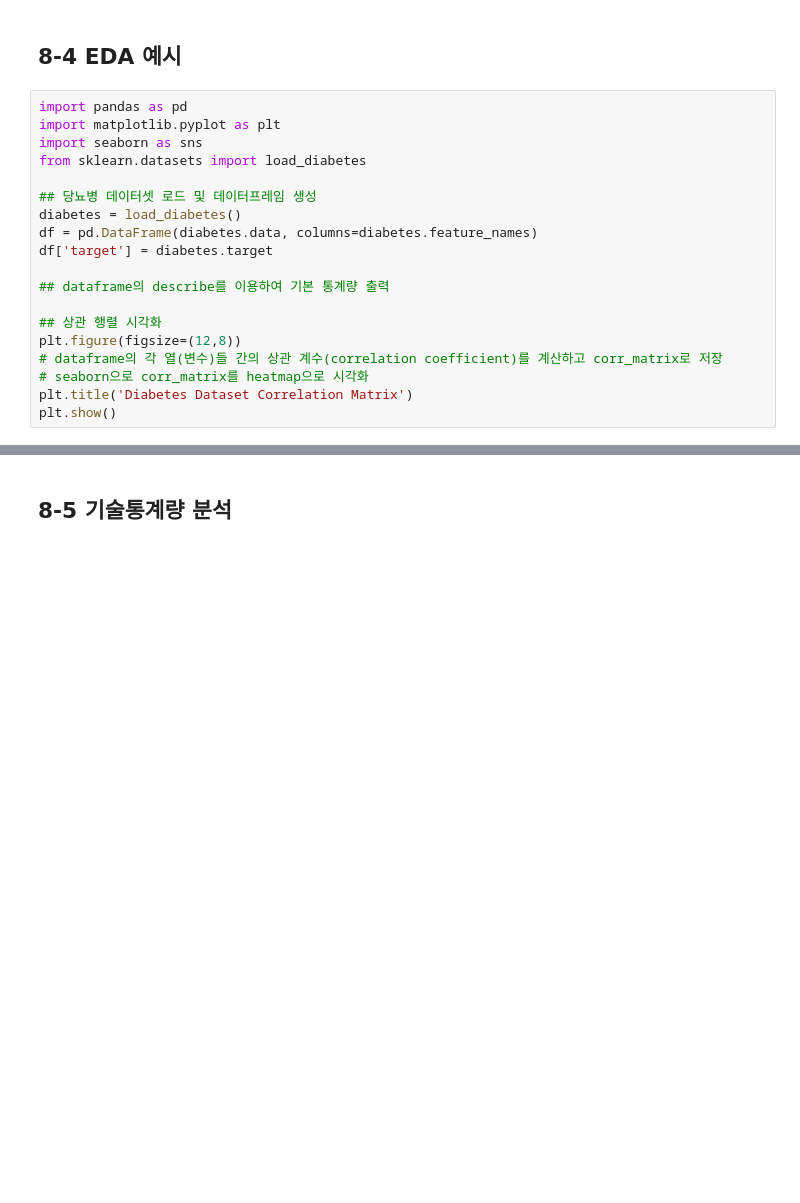
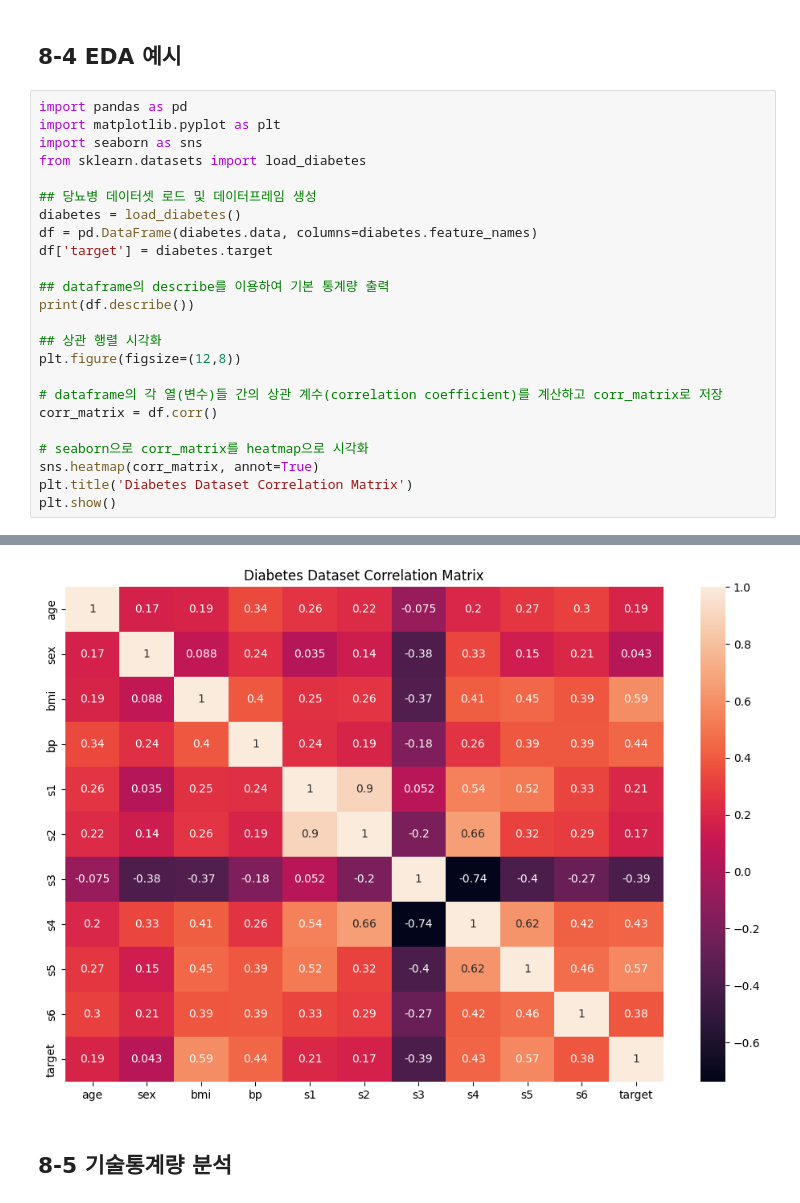
Before and after one commit to dam1007/Data-Analysis-with-Open-Source, a Jupyter notebook: 오픈소스_데이터_분석_8강.ipynb, the cells around one changed output, grey strips where cells are left out. Cells and saved outputs as stored; diff of their text form; blank space fills up the shorter version.

```diff
--- a/오픈소스_데이터_분석_8강.ipynb
+++ b/오픈소스_데이터_분석_8강.ipynb
@@ -126,10 +130,16 @@ df = pd.DataFrame(diabetes.data, columns=diabetes.feature_names)
 df['target'] = diabetes.target
 
 ## dataframe의 describe를 이용하여 기본 통계량 출력
+print(df.describe())
 
 ## 상관 행렬 시각화
 plt.figure(figsize=(12,8))
+
 # dataframe의 각 열(변수)들 간의 상관 계수(correlation coefficient)를 계산하고 corr_matrix로 저장
+corr_matrix = df.corr()
+
 # seaborn으로 corr_matrix를 heatmap으로 시각화
+sns.heatmap(corr_matrix, annot=True)
 plt.title('Diabetes Dataset Correlation Matrix')
 plt.show()
+# %% [output]
@@ -136,3 +197,4 @@ plt.show()
+[figure, added]
 # %% [markdown]
 ## 8-5 기술통계량 분석
 # %%
```
Also changed, not shown: parts of 9 cells of this notebook.
